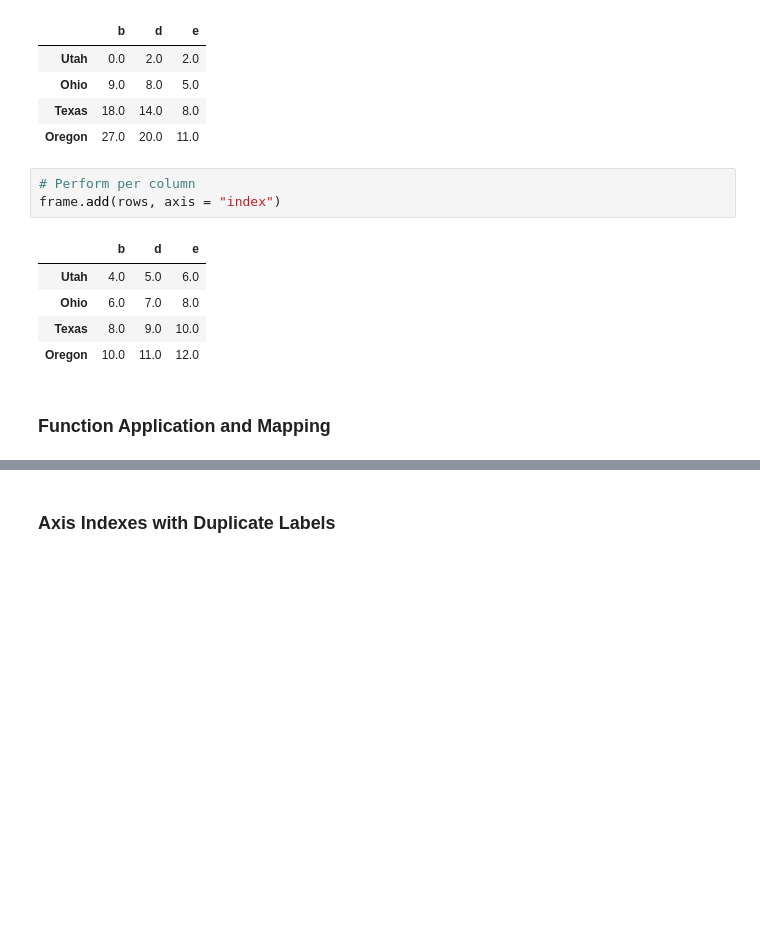
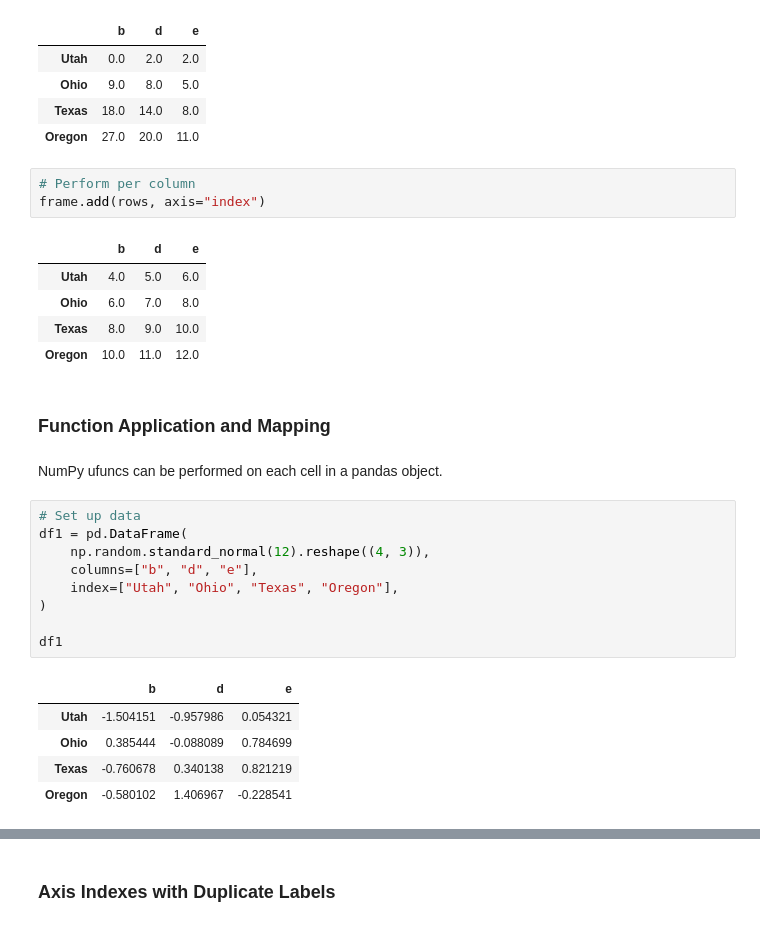
Before and after one commit to nghiaagent/2025-pydata-book, a Jupyter notebook: ipynb/chapter_5.ipynb, the cells around one changed output, grey strips where cells are left out. Cells and saved outputs as stored; diff of their text form; blank space fills up the shorter version.

Commit message:
add code and update data

```diff
--- a/ipynb/chapter_5.ipynb
+++ b/ipynb/chapter_5.ipynb
@@ -434,7 +434,7 @@ frame * columns
 | Oregon | 27.0 | 20.0 | 11.0 |
 # %%
 # Perform per column
-frame.add(rows, axis = "index")
+frame.add(rows, axis="index")
 # %% [output]
 |  | b | d | e |
 | Utah | 4.0 | 5.0 | 6.0 |
@@ -443,3 +443,20 @@ frame.add(rows, axis = "index")
 | Oregon | 10.0 | 11.0 | 12.0 |
 # %% [markdown]
 ### Function Application and Mapping
+# %% [markdown]
+NumPy ufuncs can be performed on each cell in a pandas object.
+# %%
+# Set up data
+df1 = pd.DataFrame(
+    np.random.standard_normal(12).reshape((4, 3)),
+    columns=["b", "d", "e"],
+    index=["Utah", "Ohio", "Texas", "Oregon"],
+)
+
+df1
+# %% [output]
+|  | b | d | e |
+| Utah | -1.504151 | -0.957986 | 0.054321 |
+| Ohio | 0.385444 | -0.088089 | 0.784699 |
+| Texas | -0.760678 | 0.340138 | 0.821219 |
+| Oregon | -0.580102 | 1.406967 | -0.228541 |
```
Also changed, not shown: parts of 37 cells of this notebook.
